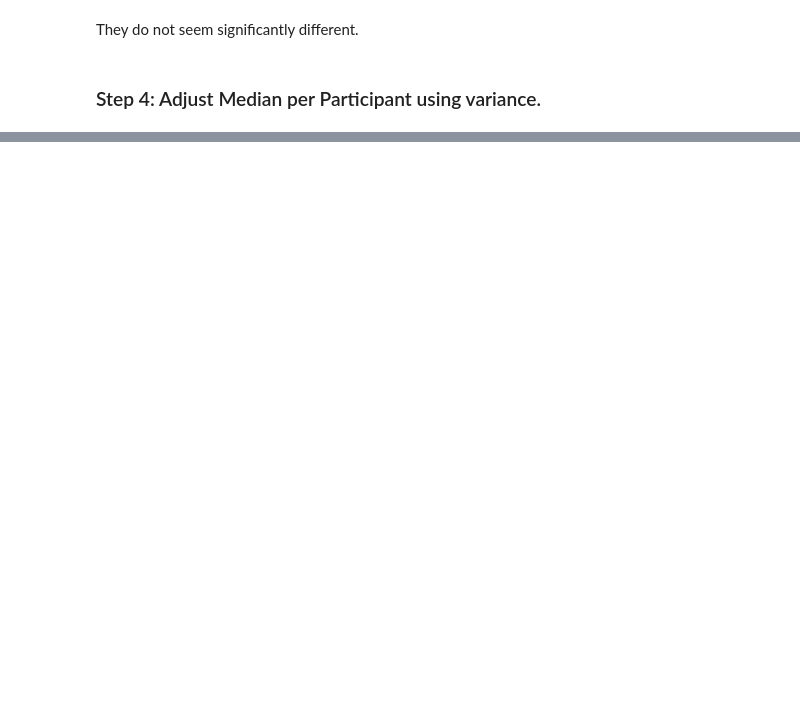
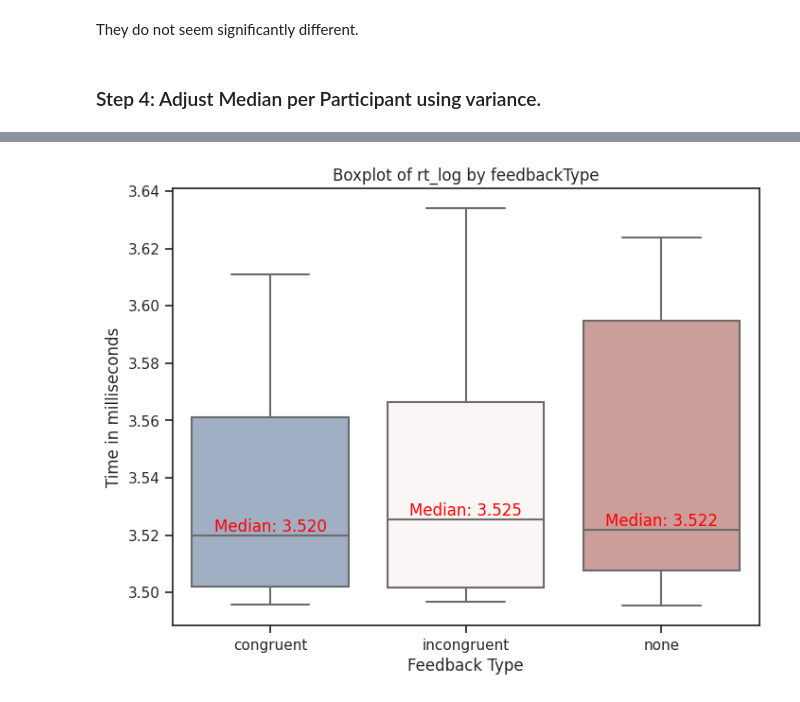
Before and after one commit to BenjaminDupre/m-b_thesis, a Jupyter notebook: Analysis/Analysis..ipynb, the cells around one changed output, grey strips where cells are left out. Drawn from its saved outputs; the diff is of its cells as text; code cells hidden in the pictures; blank space fills up the shorter version.

```diff
--- a/Analysis/Analysis..ipynb
+++ b/Analysis/Analysis..ipynb
@@ -1207,0 +1376,29 @@ They do not seem significantly different.
+# %%
+import seaborn as sns
+import matplotlib.pyplot as plt
+
+# Convert 'feedbackType' to a categorical variable
+#data['feedbackType'] = work_df_no_outl['feedbackType'].astype('category')
+
+# Calculate median values for each 'feedbackType' group
+medians = aggregated_data.groupby('feedbackType')['rt_log'].median()
+
+# Create a boxplot
+plt.figure(figsize=(8, 6))
+sns.boxplot(data=aggregated_data, x='feedbackType', y='rt_log',  showfliers=False, palette='vlag')
+plt.title('Boxplot of rt_log by feedbackType')
+plt.xlabel('Feedback Type')
+plt.ylabel('Time in milliseconds')
+
+# Display the median values on the plot
+for i, median_value in enumerate(medians):
+    text = f'Median: {median_value:.3f}'
+    plt.text(i, median_value, text, ha='center', va='bottom', fontsize=12, color='red')
+
+# Change x-axis labels
+#new_labels = ['V=T', 'V≠T', 'V' ]  # Corresponding to 'none', 'congruent', 'incongruent'
+#plt.xticks(range(len(new_labels)), new_labels)
+
+plt.show()
+# %% [output]
+[figure, added]
```
Also changed, not shown: parts of 38 cells of this notebook.
